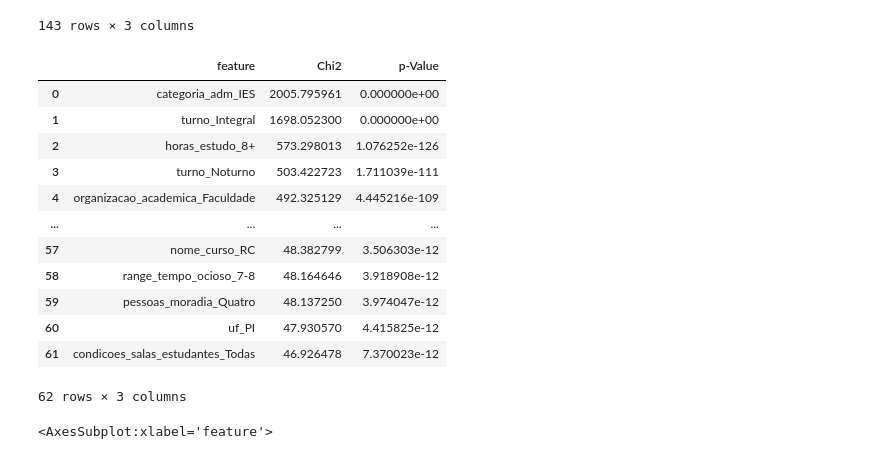
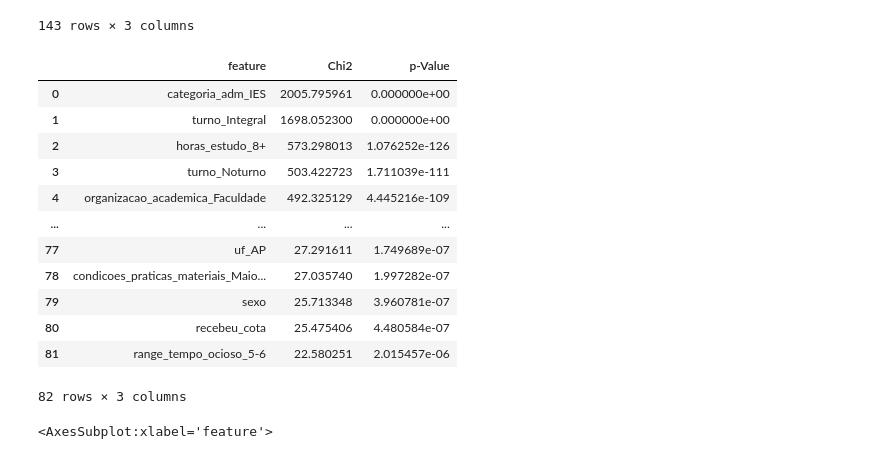
Before and after one commit to luisotaviocap98/Analise-Microdados-Computacao, a Jupyter notebook: classificacao.ipynb, the cells around one changed output. Saved outputs shown, nothing was run; the diff lists cells and outputs as text; code cells hidden in the pictures.

```diff
--- a/classificacao.ipynb
+++ b/classificacao.ipynb
@@ -212,21 +215,21 @@ chi2df
 | 142 | moradia_Habitação individual/cole... | 0.039639 | 8.421881e-01 |
 143 rows × 3 columns
 # %%
-chi2df.head(62)
+chi2df.head(82)
 # %% [output]
 |  | feature | Chi2 | p-Value |
 | 0 | categoria_adm_IES | 2005.795961 | 0.000000e+00 |
 | 1 | turno_Integral | 1698.052300 | 0.000000e+00 |
 | 2 | horas_estudo_8+ | 573.298013 | 1.076252e-126 |
 | 3 | turno_Noturno | 503.422723 | 1.711039e-111 |
 | 4 | organizacao_academica_Faculdade | 492.325129 | 4.445216e-109 |
 | ... | ... | ... | ... |
-| 57 | nome_curso_RC | 48.382799 | 3.506303e-12 |
-| 58 | range_tempo_ocioso_7-8 | 48.164646 | 3.918908e-12 |
-| 59 | pessoas_moradia_Quatro | 48.137250 | 3.974047e-12 |
-| 60 | uf_PI | 47.930570 | 4.415825e-12 |
-| 61 | condicoes_salas_estudantes_Todas | 46.926478 | 7.370023e-12 |
+| 77 | uf_AP | 27.291611 | 1.749689e-07 |
+| 78 | condicoes_praticas_materiais_Maio... | 27.035740 | 1.997282e-07 |
+| 79 | sexo | 25.713348 | 3.960781e-07 |
+| 80 | recebeu_cota | 25.475406 | 4.480584e-07 |
+| 81 | range_tempo_ocioso_5-6 | 22.580251 | 2.015457e-06 |
-62 rows × 3 columns
+82 rows × 3 columns
 # %%
 chi2df.plot.bar(x='feature', y = 'Chi2', figsize=(50,50))
 # %% [output]
```
Also changed, not shown: parts of 13 cells of this notebook, 4 other files.
